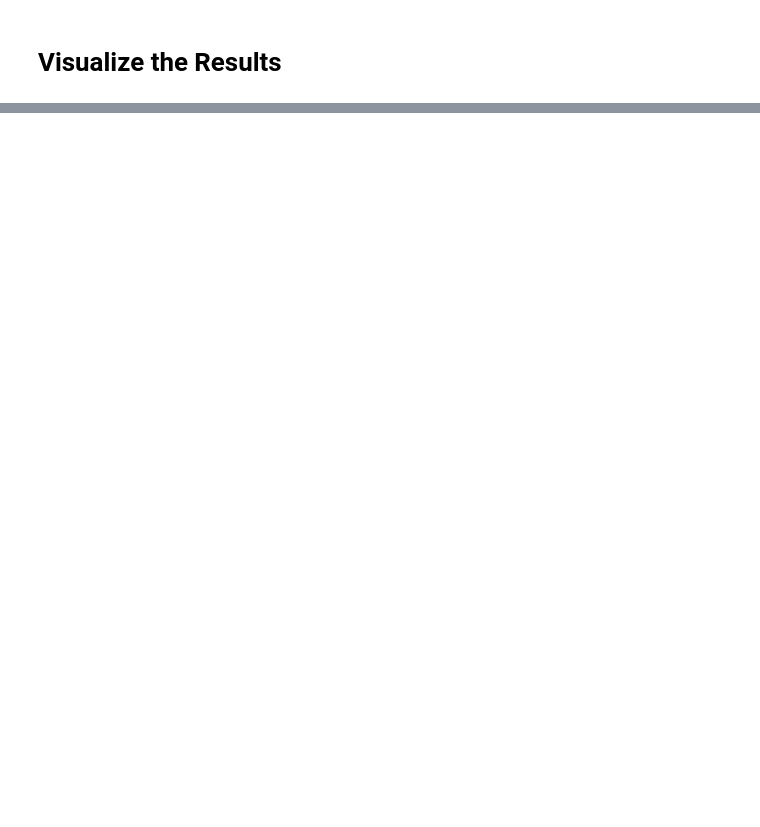
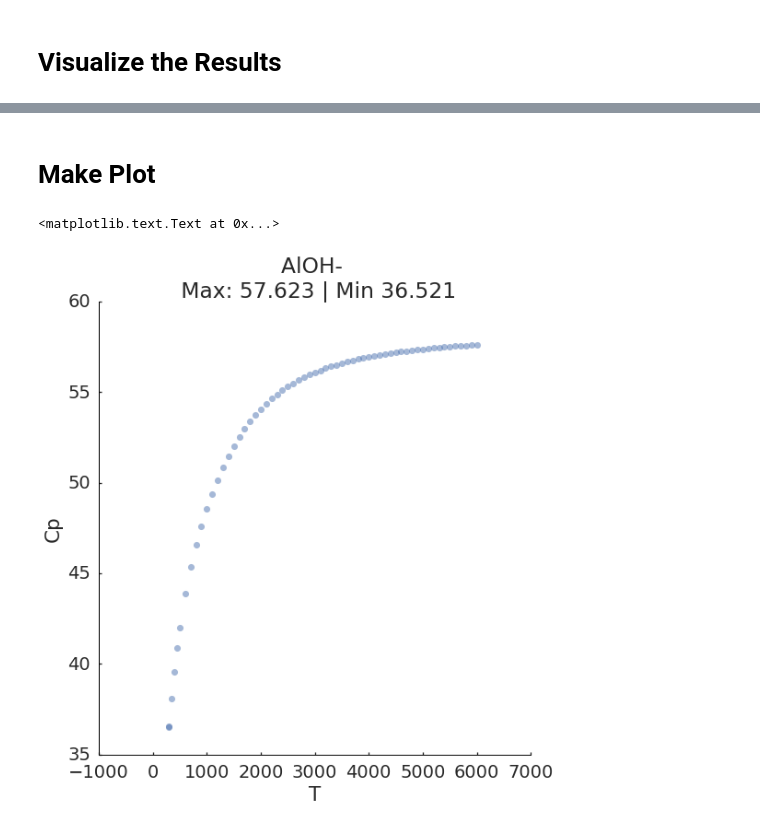
Before and after one commit to materials-data-facility/forge, a Jupyter notebook: prototypes/sandbox.ipynb, the cells around one changed output, grey strips where cells are left out. Saved outputs shown, nothing was run; the diff lists cells and outputs as text; code cells hidden in the pictures; blank space fills up the shorter version.

```diff
--- a/prototypes/sandbox.ipynb
+++ b/prototypes/sandbox.ipynb
@@ -92,5 +109,14 @@ g.set_axis_labels(x_col,y_col)
+# %%
+def get_janaf_vector(data, index, fields=['composition#comp','http://kinetics.nist.gov/janaf#Cp','http://kinetics.nist.gov/janaf#T']):
+    result = []
+    for key in data:
+        for field in fields:
+            result.append(data[key]['content'].get(field, None))
+
+    return result
 # %%
-n_records = 2
+n_records = 30
+offset=10
 
 vectors = []
 
@@ -100,13 +126,18 @@ for i in range(1):
         #'highlight': args.highlight,
         #'resource_type': args.resource_type,
         'count': n_records,
-        'from': n_records*i,
+        'from': n_records*i+offset,
         #'stats': args.stats,
         #'facets': args.facets,
         #'filters': args.filters,
         #'boost': args.boost
     }
 
+    janaf_vectors = []
     r = client.search(**params)
     for result in r.data['gmeta']:
-        vectors.append(get_vectors(result))
+        janaf_vectors.append(get_janaf_vector(result, 2))
+
+df_janaf = pd.DataFrame(janaf_vectors, columns=["Composition", "Cp","T"])
+composition,Cp,T = df_janaf.ix[1]
+df_t = pd.DataFrame({"Cp":Cp, "T":T})
@@ -149,0 +153,11 @@ GlobusHTTPResponse({'gstats': {'total': 264246, 'count': 1, 'from': 9000}, 'gmet
+# %% [markdown]
+# Make Plot
+# %%
+pal = sns.color_palette("muted")
+
+g = sns.lmplot(x='T', y='Cp', data=df_t, fit_reg=False,
+               palette=pal, size=8, scatter_kws={"s": 50, "alpha": 0.5})
+g.ax.set_title('%s \n Max: %s | Min %s'%(composition, np.max(Cp), np.min(Cp)))
+# %% [output]
+<matplotlib.text.Text at 0x...>
+[figure, added]
```
Also changed, not shown: parts of 12 cells of this notebook.
